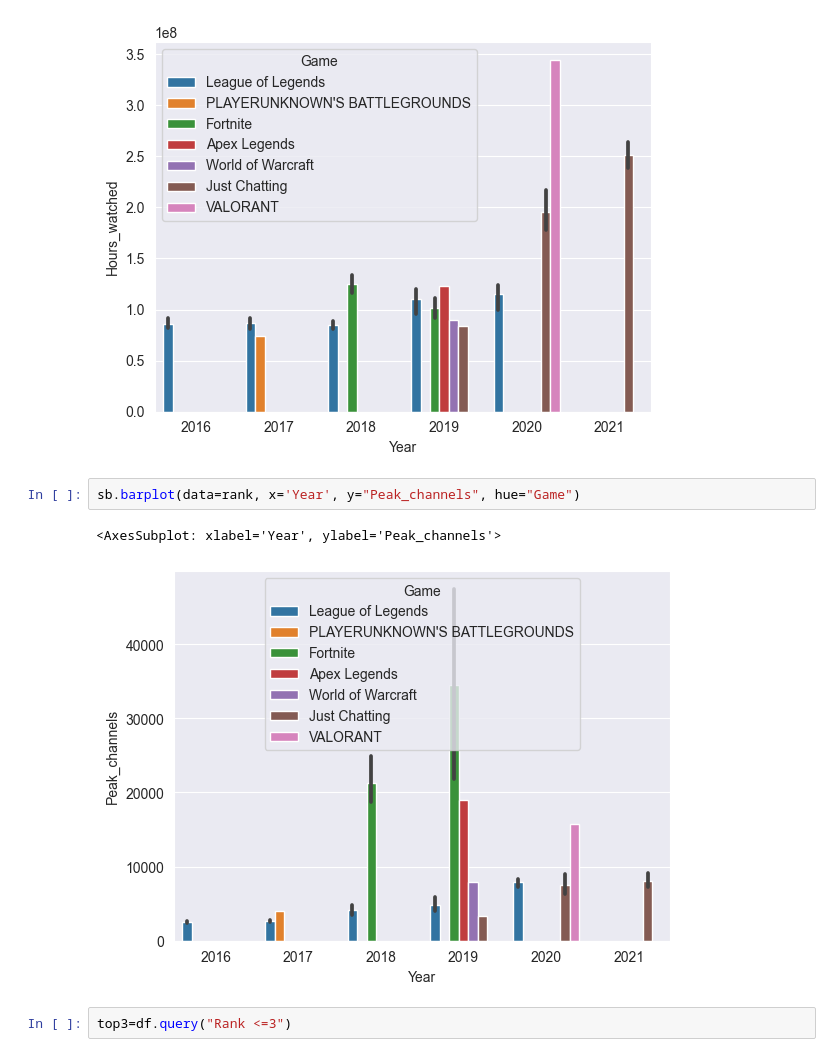
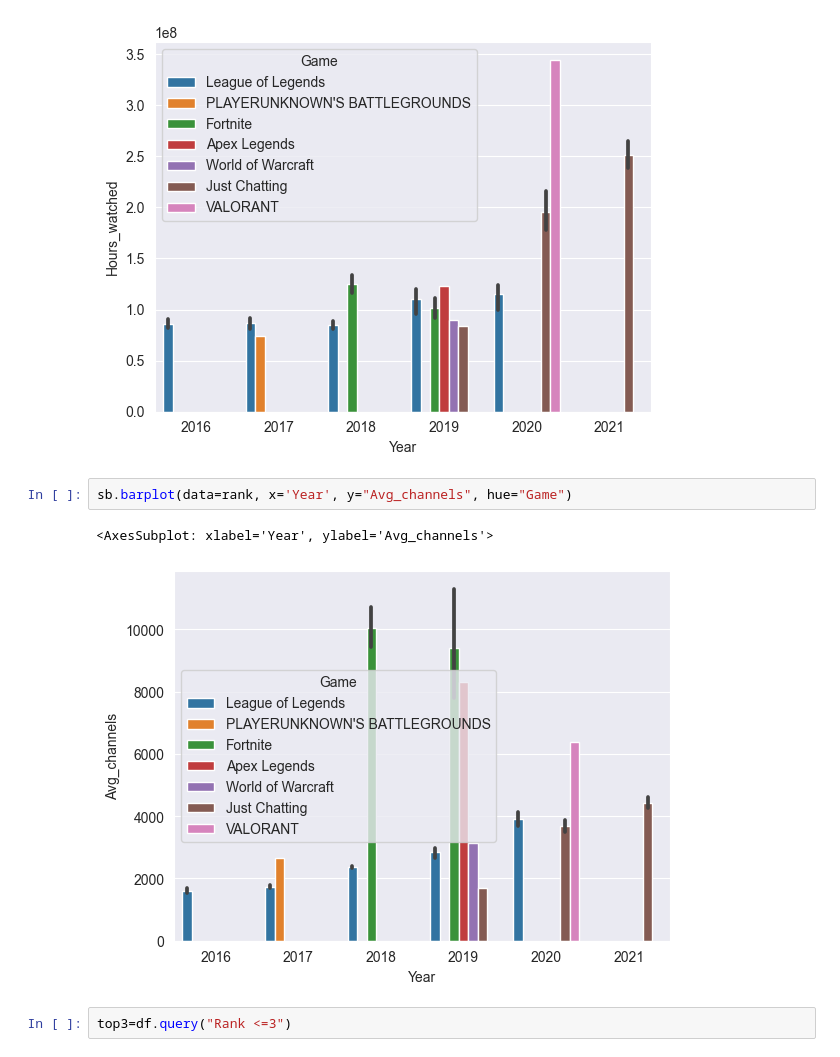
Before and after one commit to HrexD/DataAnalyse, a Jupyter notebook: Analyse.ipynb, the cells around one changed output. Cells and saved outputs as stored; diff of their text form.

```diff
--- a/Analyse.ipynb
+++ b/Analyse.ipynb
@@ -56,9 +60,9 @@ sb.barplot(data=rank, x='Year', y="Hours_watched", hue="Game")
 <AxesSubplot: xlabel='Year', ylabel='Hours_watched'>
 [figure]
 # %%
-sb.barplot(data=rank, x='Year', y="Peak_channels", hue="Game")
+sb.barplot(data=rank, x='Year', y="Avg_channels", hue="Game")
 # %% [output]
-<AxesSubplot: xlabel='Year', ylabel='Peak_channels'>
+<AxesSubplot: xlabel='Year', ylabel='Avg_channels'>
-[figure, old version]
+[figure, new version]
 # %%
 top3=df.query("Rank <=3")
```
Also changed, not shown: parts of 9 cells of this notebook.
